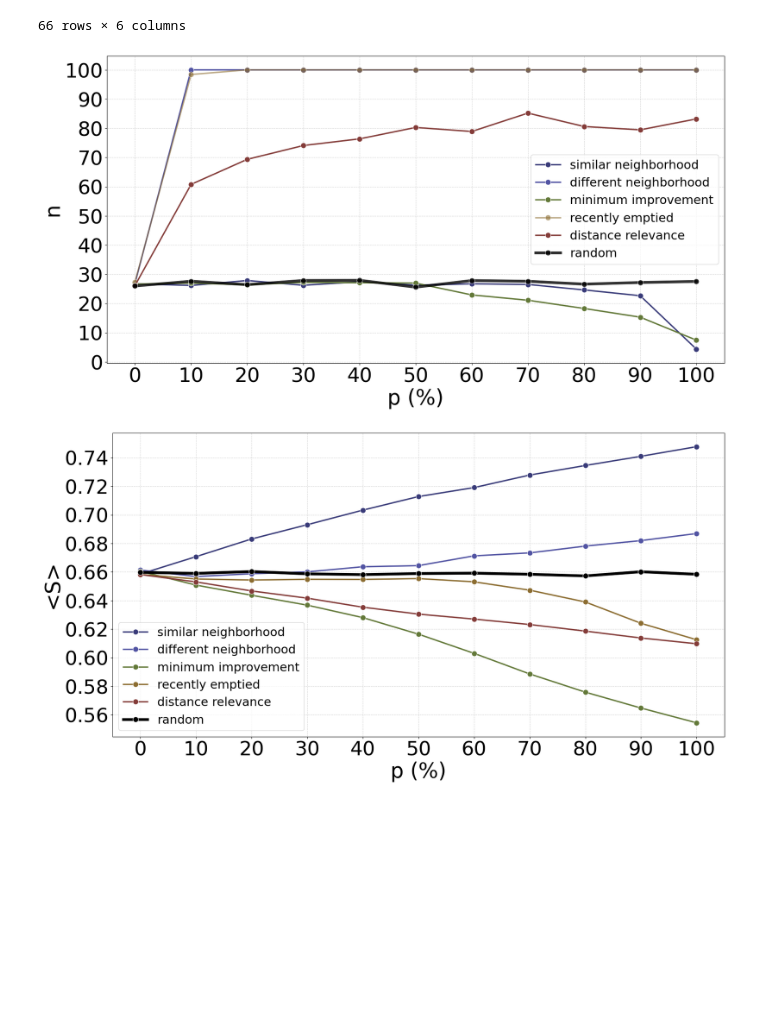
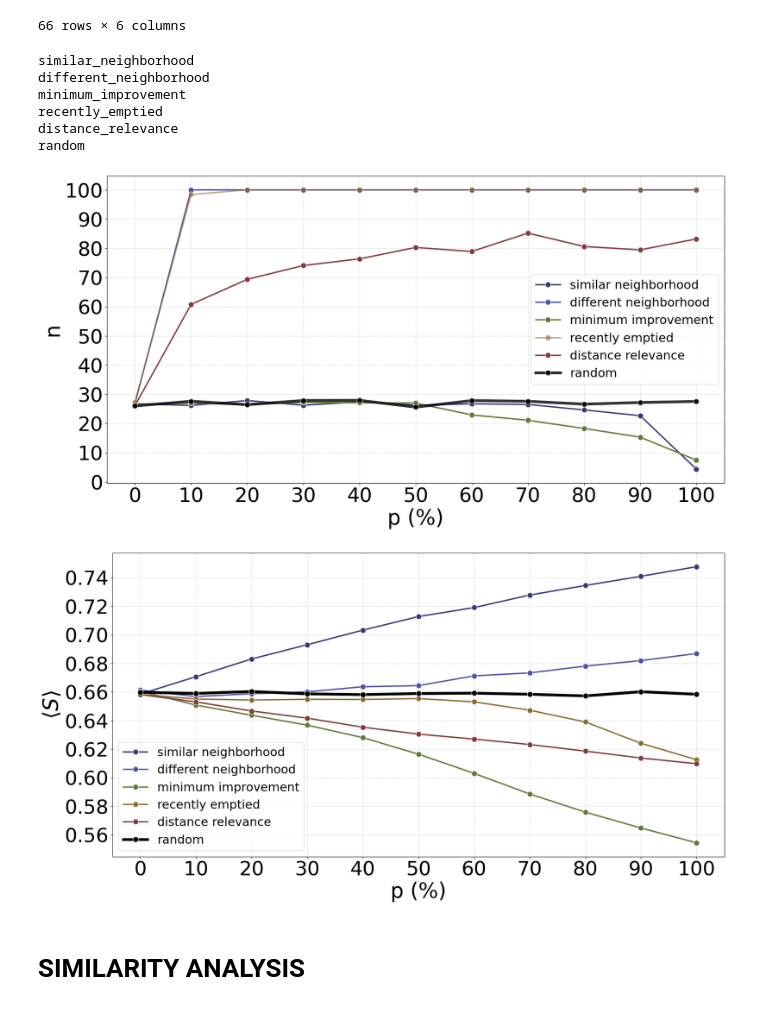
Before and after one commit to mauruscz/RS-chelling, a Jupyter notebook: plots.ipynb, the cells around one changed output. Saved outputs shown, nothing was run; the diff lists cells and outputs as text; code cells hidden in the pictures; blank space fills up the shorter version.

```diff
--- a/plots.ipynb
+++ b/plots.ipynb
@@ -23,7 +23,7 @@ yellow = tuple([val / 255 for val in yellow])  # Normalize to range [0, 1]
 red = (177,39,28)
 red = tuple([val / 255 for val in red])  # Normalize to range [0, 1]
 # %%
-SAVEFIG = False
+SAVEFIG = True
 # %%
 model = Schelling(width = 50, height = 50, density = 0.80, minority_pc = 0.4, homophily = 3,  policy = 'random', follow_policy=1, seed = 1995)
 # %%
@@ -42,11 +42,14 @@ fig, ax = plt.subplots()
 #plot a with points with
 plt.plot(incomes, 'o', markersize=10, alpha=0.5, color='black')
 
-plt.xlabel("Agents (ranked)", fontsize=22)
-plt.ylabel("Income (USD)", fontsize=22)
+plt.xlabel("Agents (ranked)", fontsize=38)
+plt.ylabel("Income (USD)", fontsize=38)
 
-plt.xticks(fontsize=20)
-plt.yticks(fontsize=20)
+plt.xticks(fontsize=34)
+plt.yticks(fontsize=34)
+
+ax.set_xticks(np.arange(0, len(incomes)+100, 500))
+
 
 #loglog plot
 #plt.loglog()
@@ -179,6 +182,7 @@ results_df_g
 
 
 for policy in policy_order:
+    print(policy)
     if policy == 'random':
         ax = sns.lineplot(data=results_df_g[results_df_g.policy == policy], x="follow_policy", y="Step", label = policy.replace("_", " "), linewidth=5,
                            marker="o", markersize = 10,  color="black", alpha=0.8)
@@ -204,6 +208,7 @@ for policy in policy_order:
         ax = sns.lineplot(data=results_df_g[results_df_g.policy == policy], x="follow_policy", y="Step", label = policy.replace("_", " "), linewidth=2.5,
                           marker="o", markersize = 10, color=policy_dict[policy])
 
+
 ax.set_xlabel("p (%)", fontsize=38)
 ax.set_ylabel("n", fontsize=38)
 ax.tick_params(labelsize=36)
@@ -218,6 +223,12 @@ ax.grid(True, which='both', axis='both', linestyle='--', alpha=0.5)
 if SAVEFIG:
     plt.savefig("plots/average_steps.pdf", bbox_inches='tight')
 # %% [output]
+similar_neighborhood
+different_neighborhood
+minimum_improvement
+recently_emptied
+distance_relevance
+random
 [figure]
 # %%
 #plot the timeseries of segregation, using seaborn, with grid every 0.1 on x axis and with line and points. The random policy must be thicker than the others as above
@@ -233,33 +244,38 @@ for policy in policy_order:
         ax = sns.lineplot(data=results_df_g[results_df_g.policy == policy], x="follow_policy", y="segregation", label = policy.replace("_", " "), linewidth=2.5,
                           marker="o", markersize = 10, dashes=False, color=policy_dict[policy])
 
     elif policy == "minimum_improvement":
         ax = sns.lineplot(data=results_df_g[results_df_g.policy == policy], x="follow_policy", y="segregation", label = policy.replace("_", " "), linewidth=2.5,
                           marker="o", markersize = 10, color=policy_dict[policy])
 
     elif policy == "similar_neighborhood":
         ax = sns.lineplot(data=results_df_g[results_df_g.policy == policy], x="follow_policy", y="segregation", label = policy.replace("_", " "), linewidth=2.5,
                           marker="o", markersize = 10, dashes=False, color=policy_dict[policy])
 
     elif policy == "different_neighborhood":
         ax = sns.lineplot(data=results_df_g[results_df_g.policy == policy], x="follow_policy", y="segregation", label = policy.replace("_", " "), linewidth=2.5,
                            marker="o", markersize = 10,  color=policy_dict[policy])
 
-    else:
+    elif policy == "recently_emptied":
         ax = sns.lineplot(data=results_df_g[results_df_g.policy == policy], x="follow_policy", y="segregation", label = policy.replace("_", " "), linewidth=2.5, marker="o", markersize = 10, dashes=False,
                           color=policy_dict[policy])
 
+    elif policy == "distance_relevance":
+        ax = sns.lineplot(data=results_df_g[results_df_g.policy == policy], x="follow_policy", y="segregation", label = policy.replace("_", " "), linewidth=2.5, marker="o", markersize = 10, dashes=False,
+                          color=policy_dict[policy])
 ax.set_xlabel("p (%)", fontsize=38)
-ax.set_ylabel("<S>", fontsize=38)
+ax.set_ylabel(r'$\langle S \rangle$', fontsize=38)
 ax.tick_params(labelsize=36)
 ax.set_xticks(np.arange(0, 100.1, 10))
 ax.set_yticks(np.arange(0.56, 0.741, 0.02))
 ax.legend(fontsize=22)
 
 ax.grid(True, which='both', axis='both', linestyle='--', alpha=0.5)
 
 
 if SAVEFIG:
     plt.savefig("plots/average_segregation.pdf", bbox_inches='tight')
 # %% [output]
-[figure, old version]
+[figure, new version]
+# %% [markdown]
+# SIMILARITY ANALYSIS
```
Also changed, not shown: parts of 5 cells of this notebook, 10 other files.
